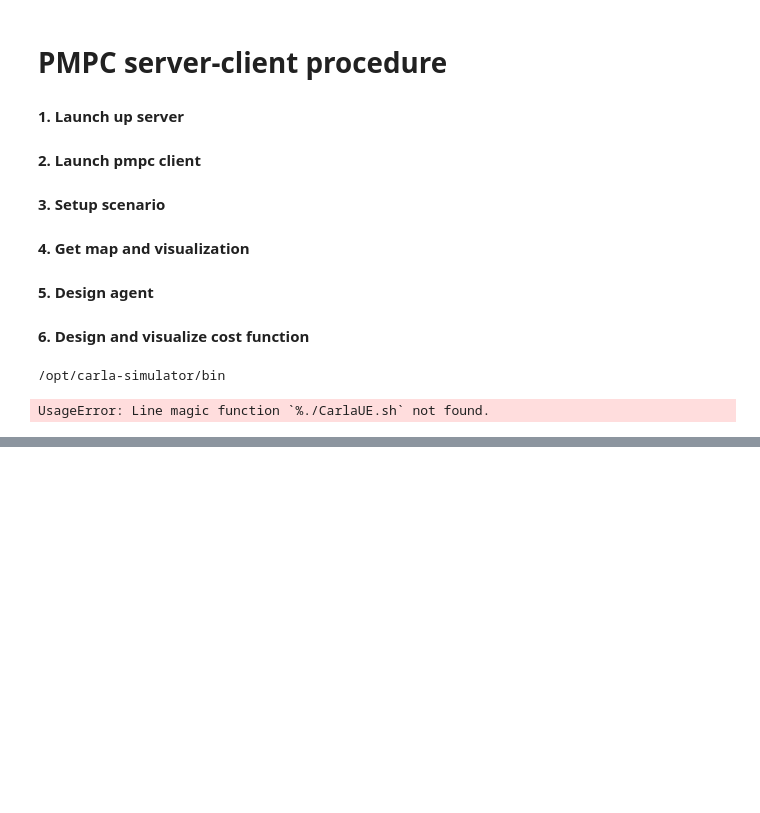
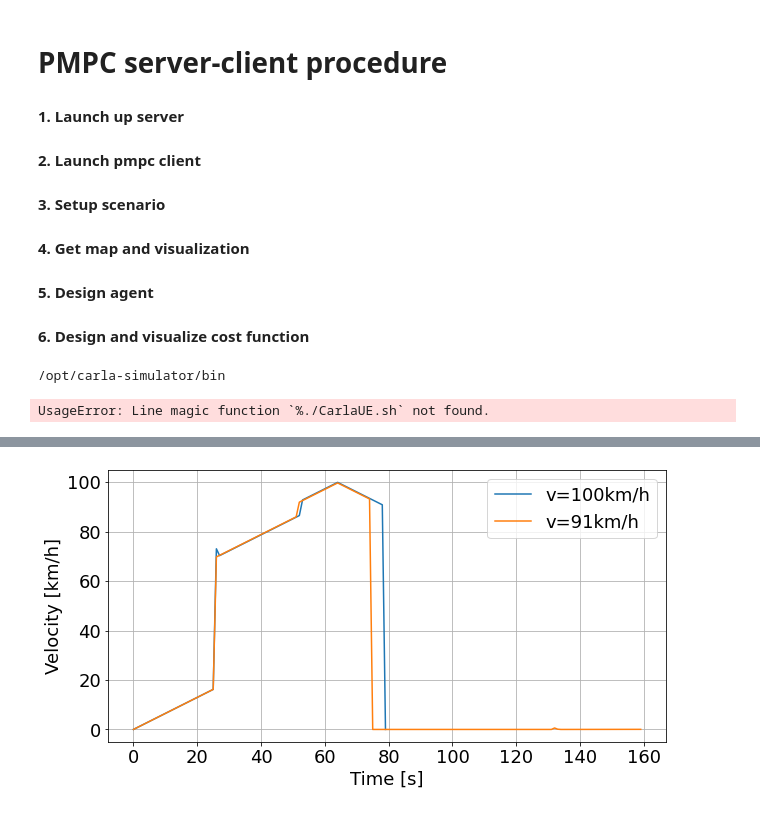
Before and after one commit to honalele/PMPC, a Jupyter notebook: PMPC/pmpc_client.ipynb, the cells around one changed output, grey strips where cells are left out. Drawn from its saved outputs; the diff is of its cells as text; code cells hidden in the pictures; blank space fills up the shorter version.

```diff
--- a/PMPC/pmpc_client.ipynb
+++ b/PMPC/pmpc_client.ipynb
@@ -34,0 +148,22 @@ UsageError: Line magic function `%./CarlaUE.sh` not found.
+# %%
+%matplotlib inline
+
+vv_100_2 =[]
+vv_80_2 =[]
+for i in vv_100:
+    vv_100_2.append(i*3.6)
+
+for i in vv_80:
+    vv_80_2.append(i*3.6)
+
+plt.rcParams['font.size'] = 18
+plt.figure(figsize=(10,5))
+plt.plot(vv_100_2[0:],label='v=100km/h')
+plt.plot(vv_80_2[0:],label='v=91km/h')
+plt.legend()
+plt.xlabel('Time [s]')
+plt.ylabel('Velocity [km/h]')
+plt.grid()
+plt.savefig('Velocity.png')
+# %% [output]
+[figure, added]
```
Also changed, not shown: parts of 5 cells of this notebook, 6 other files.
